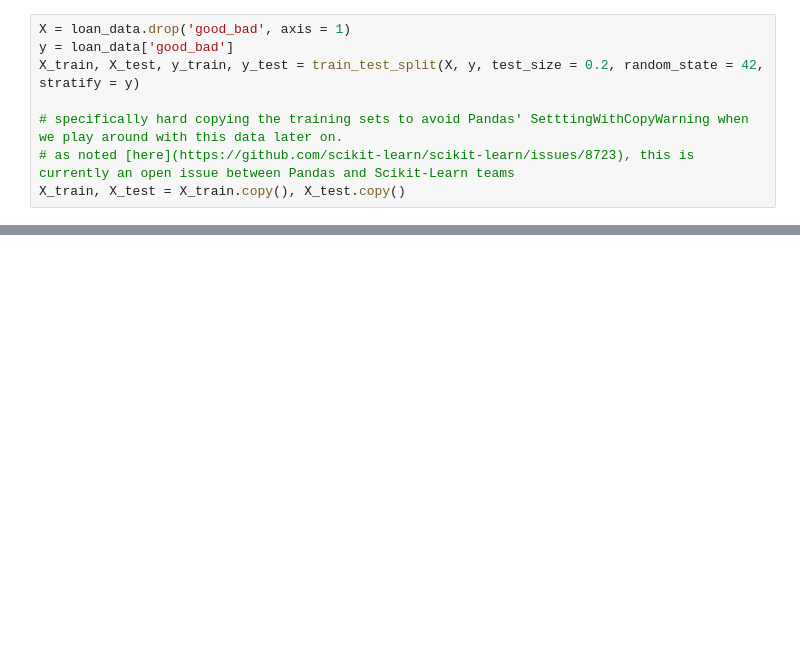
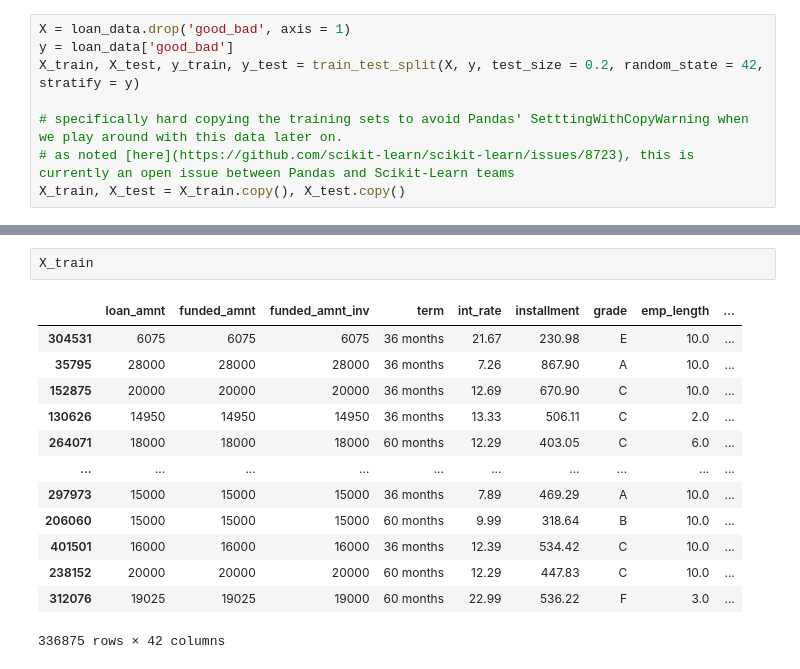
Before and after one commit to SharathkumaraKR/Credit-Risk-Model, a Jupyter notebook: Credit_Risk_Model_(Kaggle).ipynb, the cells around one changed output, grey strips where cells are left out. Cells and saved outputs as stored; diff of their text form; blank space fills up the shorter version.

```diff
--- a/Credit_Risk_Model_(Kaggle).ipynb
+++ b/Credit_Risk_Model_(Kaggle).ipynb
@@ -198,0 +216,16 @@ X_train, X_test = X_train.copy(), X_test.copy()
+# %%
+X_train
+# %% [output]
+|  | loan_amnt | funded_amnt | funded_amnt_inv | term | int_rate | installment | grade | emp_length | ... |
+| 304531 | 6075 | 6075 | 6075 | 36 months | 21.67 | 230.98 | E | 10.0 | ... |
+| 35795 | 28000 | 28000 | 28000 | 36 months | 7.26 | 867.90 | A | 10.0 | ... |
+| 152875 | 20000 | 20000 | 20000 | 36 months | 12.69 | 670.90 | C | 10.0 | ... |
+| 130626 | 14950 | 14950 | 14950 | 36 months | 13.33 | 506.11 | C | 2.0 | ... |
+| 264071 | 18000 | 18000 | 18000 | 60 months | 12.29 | 403.05 | C | 6.0 | ... |
+| ... | ... | ... | ... | ... | ... | ... | ... | ... | ... |
+| 297973 | 15000 | 15000 | 15000 | 36 months | 7.89 | 469.29 | A | 10.0 | ... |
+| 206060 | 15000 | 15000 | 15000 | 60 months | 9.99 | 318.64 | B | 10.0 | ... |
+| 401501 | 16000 | 16000 | 16000 | 36 months | 12.39 | 534.42 | C | 10.0 | ... |
+| 238152 | 20000 | 20000 | 20000 | 60 months | 12.29 | 447.83 | C | 10.0 | ... |
+| 312076 | 19025 | 19025 | 19000 | 60 months | 22.99 | 536.22 | F | 3.0 | ... |
+336875 rows × 42 columns
```
Also changed, not shown: parts of 3 cells of this notebook.
